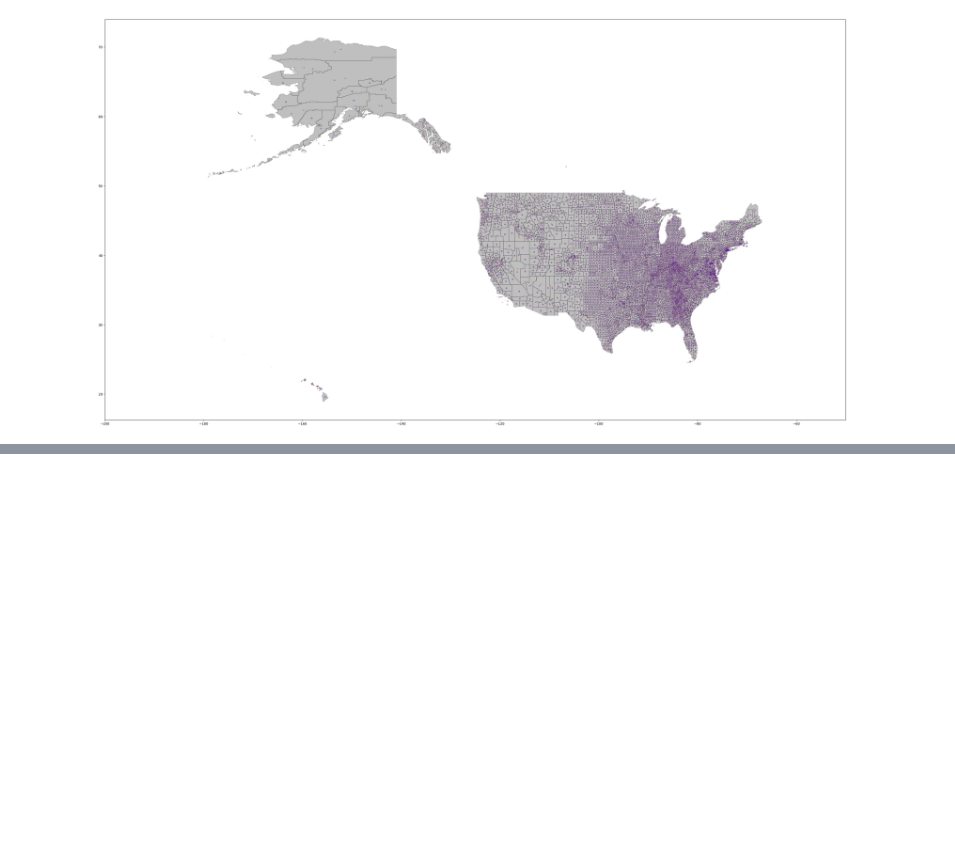
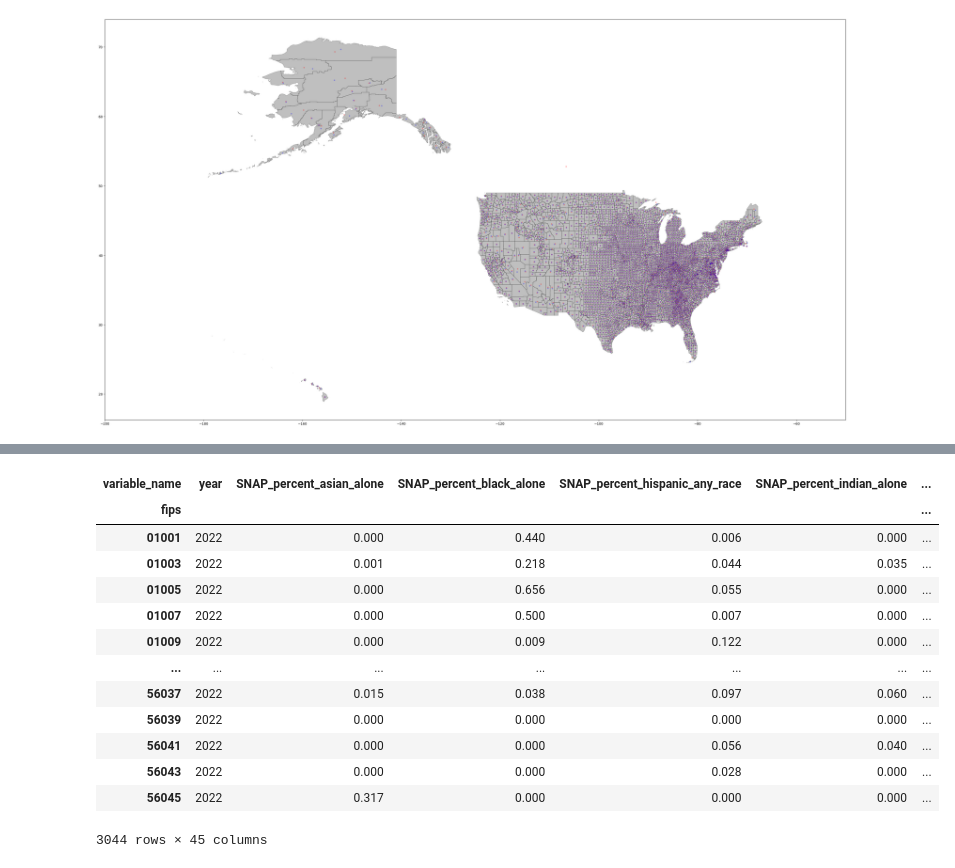
Before and after one commit to zacharyejohnson/AAEA-local-food-data-competition, a Jupyter notebook: Data Gathering.ipynb, the cells around one changed output, grey strips where cells are left out. Cells and saved outputs as stored; diff of their text form; code cells hidden in the pictures; blank space fills up the shorter version.

Commit message:
Finished agregating point data

```diff
--- a/Data Gathering.ipynb
+++ b/Data Gathering.ipynb
@@ -155,3 +230,7 @@ plt.xlim(x_min, x_max)
 # %% [output]
 (-200.0, -50.0)
 [figure]
+# %%
+df_filtered.reset_index(level='year', inplace=True)
+# %%
+df_filtered[["geometry","Rep Point"]] = map_data[["geometry", "Rep Point"]]
@@ -157,0 +259,2 @@ plt.xlim(x_min, x_max)
+# %%
+df_filtered = df_filtered.dropna(how="any", axis = 0)
@@ -157,0 +282,32 @@ plt.xlim(x_min, x_max)
+# %%
+# Initialize the counts as zero
+df_filtered["college_region"] = 0
+df_filtered["csa_region"] = 0
+df_filtered["fm_region"] = 0
+df_filtered["fh_region"] = 0
+df_filtered["mp_region"] = 0
+
+# Filter the data DataFrame by org_type once
+colleges = data[data["org_type"] == "Colleges and universities"]
+csas = data[data["org_type"] == "Community Supported Agriculture (CSA)"]
+farmers_markets = data[data["org_type"] == "Farmers Market"]
+food_hubs = data[data["org_type"] == "Food Hub"]
+meat_processors = data[data["org_type"] == "Meat processor"]
+
+for i, row in df_filtered.iterrows():
+    point1x = row["Rep Point"].x
+    point1y = row["Rep Point"].y
+
+    # Calculate distances for each org_type and count within the given distance threshold
+    college_count = ((calculate_distance(point1y, point1x, colleges["lat"], colleges["long"]) <= 563.2704).sum())
+    csa_count = ((calculate_distance(point1y, point1x, csas["lat"], csas["long"]) <= 563.2704).sum())
+    fm_count = ((calculate_distance(point1y, point1x, farmers_markets["lat"], farmers_markets["long"]) <= 563.2704).sum())
+    fh_count = ((calculate_distance(point1y, point1x, food_hubs["lat"], food_hubs["long"]) <= 563.2704).sum())
+    mp_count = ((calculate_distance(point1y, point1x, meat_processors["lat"], meat_processors["long"]) <= 563.2704).sum())
+
+    # Assign the counts to the respective columns
+    df_filtered.at[i, "college_region"] = college_count
+    df_filtered.at[i, "csa_region"] = csa_count
+    df_filtered.at[i, "fm_region"] = fm_count
+    df_filtered.at[i, "fh_region"] = fh_count
+    df_filtered.at[i, "mp_region"] = mp_count
@@ -158 +332,18 @@ plt.xlim(x_min, x_max)
+# %%
+df_filtered
+# %% [output]
+| variable_name | year | SNAP_percent_asian_alone | SNAP_percent_black_alone | SNAP_percent_hispanic_any_race | SNAP_percent_indian_alone | ... |
+| fips |  |  |  |  |  | ... |
+| 01001 | 2022 | 0.000 | 0.440 | 0.006 | 0.000 | ... |
+| 01003 | 2022 | 0.001 | 0.218 | 0.044 | 0.035 | ... |
+| 01005 | 2022 | 0.000 | 0.656 | 0.055 | 0.000 | ... |
+| 01007 | 2022 | 0.000 | 0.500 | 0.007 | 0.000 | ... |
+| 01009 | 2022 | 0.000 | 0.009 | 0.122 | 0.000 | ... |
+| ... | ... | ... | ... | ... | ... | ... |
+| 56037 | 2022 | 0.015 | 0.038 | 0.097 | 0.060 | ... |
+| 56039 | 2022 | 0.000 | 0.000 | 0.000 | 0.000 | ... |
+| 56041 | 2022 | 0.000 | 0.000 | 0.056 | 0.040 | ... |
+| 56043 | 2022 | 0.000 | 0.000 | 0.028 | 0.000 | ... |
+| 56045 | 2022 | 0.317 | 0.000 | 0.000 | 0.000 | ... |
+3044 rows × 45 columns
 # %%
```
Also changed, not shown: parts of 9 cells of this notebook, 4 other files.
